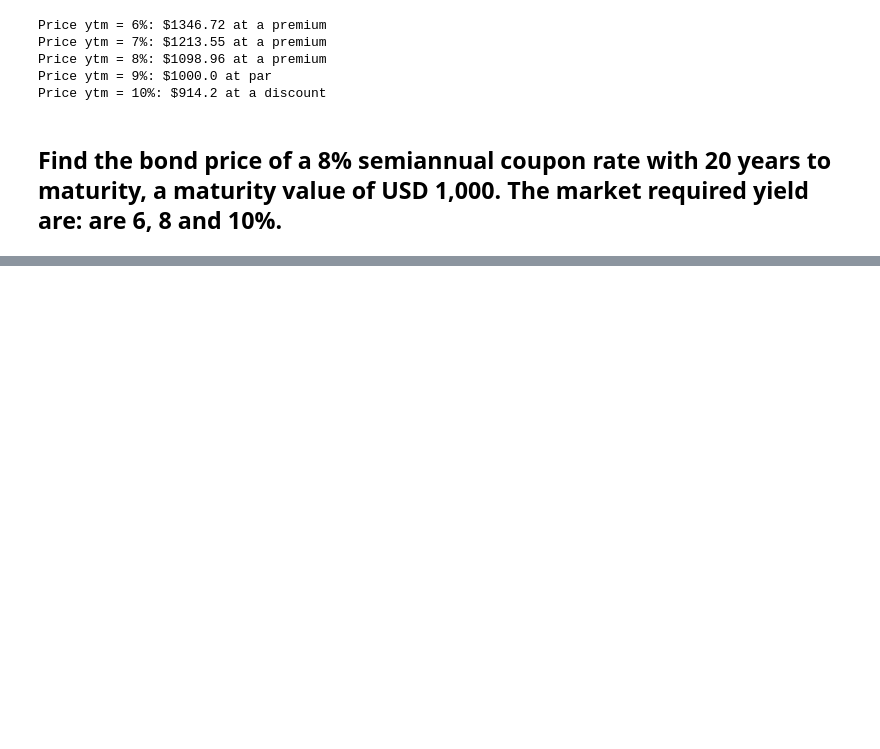
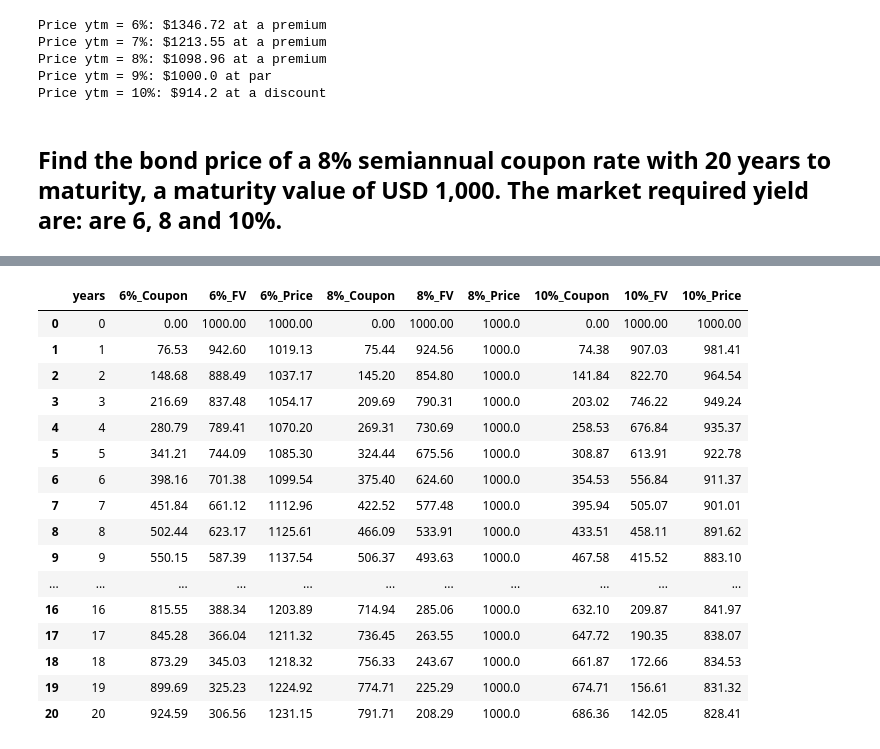
Before and after one commit to LopezMarioAlberto/FinancialMarketAnalysis, a Jupyter notebook: SensitivityBondPrices.ipynb, the cells around one changed output, grey strips where cells are left out. Saved outputs shown, nothing was run; the diff lists cells and outputs as text; code cells hidden in the pictures; blank space fills up the shorter version.

```diff
--- a/SensitivityBondPrices.ipynb
+++ b/SensitivityBondPrices.ipynb
@@ -237,0 +287,44 @@ Price ytm = 10%: $914.2 at a discount
+# %%
+face_value = 1000
+coupon_rate_p = 8
+years_to_maturity = 20
+freq = 2
+
+ytm_p = [6, 8, 10]
+table = []
+rows = []
+for y in range(years_to_maturity + 1):
+  rows.append(y)
+  mry = [y]
+
+  for p in ytm_p:
+    price = bond_price(face_value, y, p, coupon_rate_p, freq) - bond_price(face_value, y, p, 0, freq)
+    mry.append(price)
+    price = bond_price(face_value, y, p, 0, freq)
+    mry.append(price)
+    price = bond_price(face_value, y, p, coupon_rate_p, freq)
+    mry.append(price)
+
+  table.append(mry)
+
+columns = ['years', '6%_Coupon', '6%_FV', '6%_Price', '8%_Coupon', '8%_FV', '8%_Price', '10%_Coupon',  '10%_FV', '10%_Price']
+df_prices = pd.DataFrame(table, columns = columns)
+df_prices
+# %% [output]
+|  | years | 6%_Coupon | 6%_FV | 6%_Price | 8%_Coupon | 8%_FV | 8%_Price | 10%_Coupon | 10%_FV | 10%_Price |
+| 0 | 0 | 0.00 | 1000.00 | 1000.00 | 0.00 | 1000.00 | 1000.0 | 0.00 | 1000.00 | 1000.00 |
+| 1 | 1 | 76.53 | 942.60 | 1019.13 | 75.44 | 924.56 | 1000.0 | 74.38 | 907.03 | 981.41 |
+| 2 | 2 | 148.68 | 888.49 | 1037.17 | 145.20 | 854.80 | 1000.0 | 141.84 | 822.70 | 964.54 |
+| 3 | 3 | 216.69 | 837.48 | 1054.17 | 209.69 | 790.31 | 1000.0 | 203.02 | 746.22 | 949.24 |
+| 4 | 4 | 280.79 | 789.41 | 1070.20 | 269.31 | 730.69 | 1000.0 | 258.53 | 676.84 | 935.37 |
+| 5 | 5 | 341.21 | 744.09 | 1085.30 | 324.44 | 675.56 | 1000.0 | 308.87 | 613.91 | 922.78 |
+| 6 | 6 | 398.16 | 701.38 | 1099.54 | 375.40 | 624.60 | 1000.0 | 354.53 | 556.84 | 911.37 |
+| 7 | 7 | 451.84 | 661.12 | 1112.96 | 422.52 | 577.48 | 1000.0 | 395.94 | 505.07 | 901.01 |
+| 8 | 8 | 502.44 | 623.17 | 1125.61 | 466.09 | 533.91 | 1000.0 | 433.51 | 458.11 | 891.62 |
+| 9 | 9 | 550.15 | 587.39 | 1137.54 | 506.37 | 493.63 | 1000.0 | 467.58 | 415.52 | 883.10 |
+| ... | ... | ... | ... | ... | ... | ... | ... | ... | ... | ... |
+| 16 | 16 | 815.55 | 388.34 | 1203.89 | 714.94 | 285.06 | 1000.0 | 632.10 | 209.87 | 841.97 |
+| 17 | 17 | 845.28 | 366.04 | 1211.32 | 736.45 | 263.55 | 1000.0 | 647.72 | 190.35 | 838.07 |
+| 18 | 18 | 873.29 | 345.03 | 1218.32 | 756.33 | 243.67 | 1000.0 | 661.87 | 172.66 | 834.53 |
+| 19 | 19 | 899.69 | 325.23 | 1224.92 | 774.71 | 225.29 | 1000.0 | 674.71 | 156.61 | 831.32 |
+| 20 | 20 | 924.59 | 306.56 | 1231.15 | 791.71 | 208.29 | 1000.0 | 686.36 | 142.05 | 828.41 |
```
Also changed, not shown: parts of 8 cells of this notebook.
